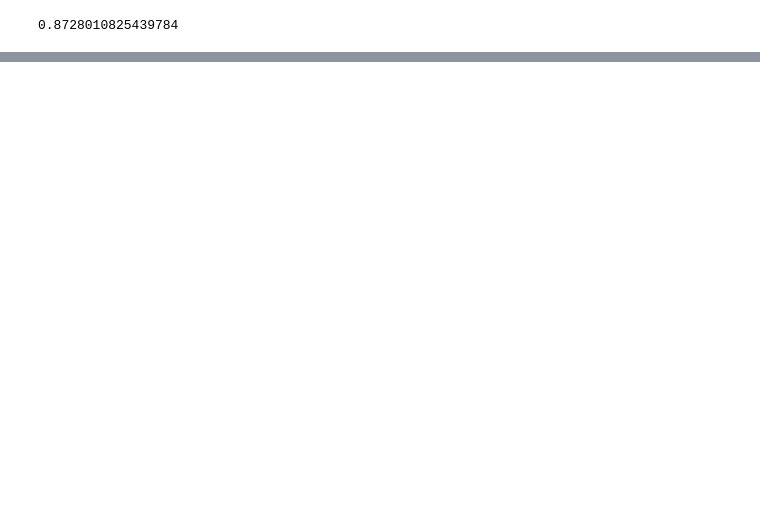
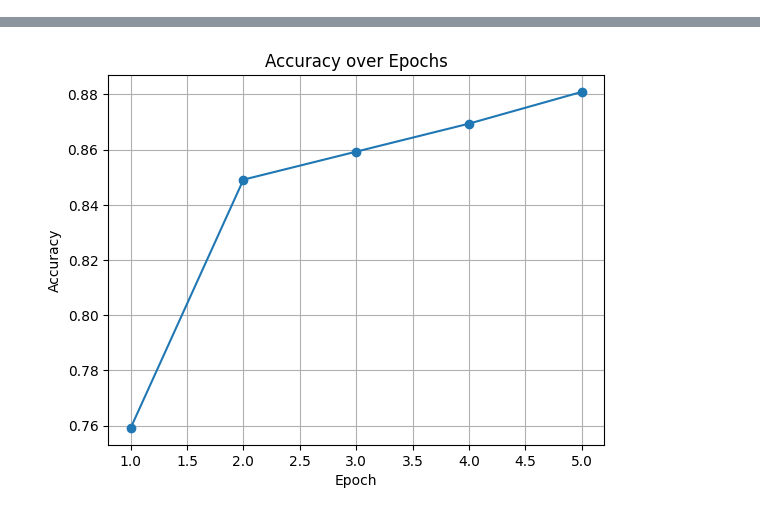
Before and after one commit to Casassarnau/semi-supervised-learning-oxford-IIIT-pet, a Jupyter notebook: breeds_classifier.ipynb, the cells around one changed output, grey strips where cells are left out. Cells and saved outputs as stored; diff of their text form; code cells hidden in the pictures; blank space fills up the shorter version.

```diff
--- a/breeds_classifier.ipynb
+++ b/breeds_classifier.ipynb
@@ -55,8 +55,9 @@ transform = transforms.Compose([
 # %%
 dataset = OxfordIIITPetDataset(img_dir='./Dataset/images', transform=transform)
 
-train_dataset, test_dataset = random_split(dataset, [0.8, 0.2])
+train_dataset, val_dataset, test_dataset = random_split(dataset, [0.7, 0.1, 0.2])
 train_dl = DataLoader(train_dataset, batch_size=100, shuffle=True)
+val_dl = DataLoader(val_dataset, batch_size=100, shuffle=False)
 test_dl = DataLoader(test_dataset, batch_size=10, shuffle=False)
 # %%
 def build_model(extra_layers=[]): # None to get the same as previous, int size of the layer
@@ -141,6 +147,20 @@ def test_accuracy(model: OxfordIIITPetDataset, test_loader: DataLoader):
+# %%
+def plot_accuracies(accuracies):
+    plt.plot(range(1, len(accuracies) + 1), accuracies, marker='o', linestyle='-')
+    plt.xlabel('Epoch')
+    plt.ylabel('Accuracy')
+    plt.title('Accuracy over Epochs')
+    plt.grid(True)
+    plt.show()
 # %%
-pretrained_model = build_model([None, None])
+def main(extra_layers, epochs=5):
+    pretrained_model = build_model(extra_layers)
 
-optimizer = torch.optim.Adam(pretrained_model.parameters())
+    optimizer = torch.optim.Adam(pretrained_model.parameters())
 
-train_model(pretrained_model, train_dl, optimizer, epochs=5)
+    accuracies = train_model(pretrained_model, train_dl, test_dl, optimizer, epochs=epochs)
+
+    acc = test_accuracy(pretrained_model, test_dl)
+    print('Accuracy on test data: %s' % acc)
+
+    plot_accuracies(accuracies)
@@ -164,4 +167,3 @@ Finished Training
-# %%
-test_accuracy(pretrained_model, test_dl)
-# %% [output]
-0.8728010825439784
+# %%
+main(extra_layers=[], epochs=5)
+# %% [output]
@@ -167,0 +187 @@ test_accuracy(pretrained_model, test_dl)
+[figure, added]
```
Also changed, not shown: parts of 6 cells of this notebook.
